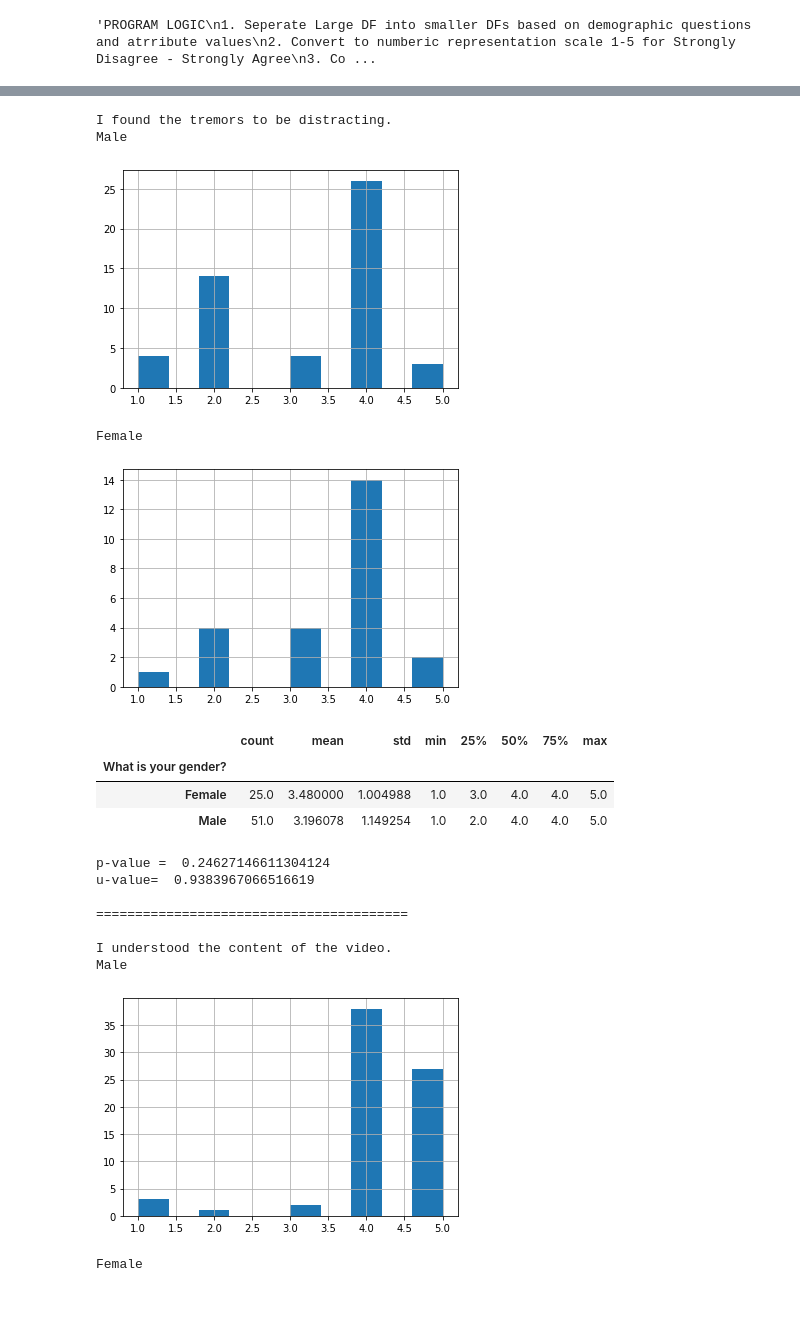
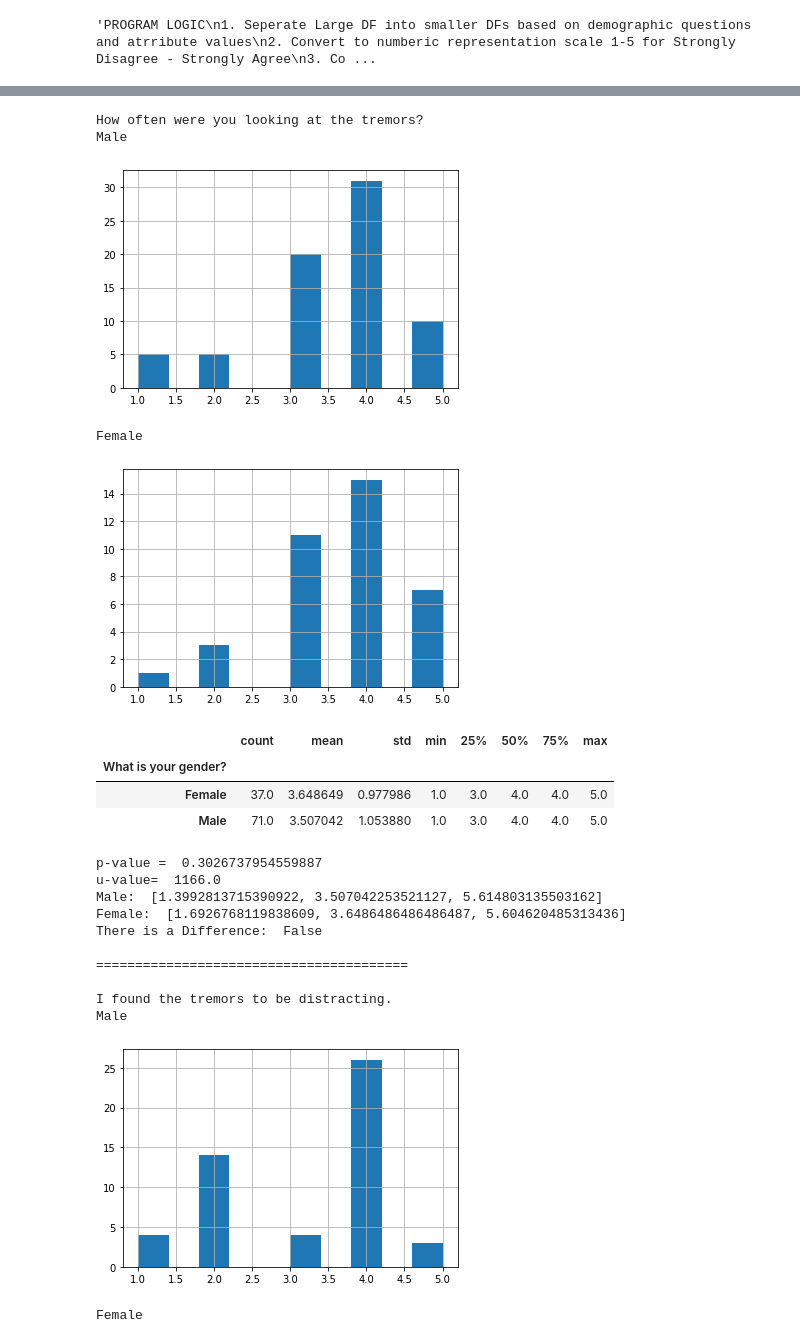
Before and after one commit to kurtishaut/PD_Video_Filtering, a Jupyter notebook: Survey Analysis.ipynb, the cells around one changed output, grey strips where cells are left out. Saved outputs shown, nothing was run; the diff lists cells and outputs as text; code cells hidden in the pictures; blank space fills up the shorter version.

```diff
--- a/Survey Analysis.ipynb
+++ b/Survey Analysis.ipynb
@@ -29,6 +46,6 @@ for col in df.columns:
 # %%
 # Create an array of questions to analyze
-# Reminder to add q0 later about frequency of watching the tremors
+q0 = "How often were you looking at the tremors?"
 q1 = "I found the tremors to be distracting."
 q2 = "I understood the content of the video."
 q3 = "Removing the tremors from the video would help me understand the content better."
@@ -37,4 +54,4 @@ q5 = "The speaker should have the option to remove the tremors from the video."
 q6 = "I perceive the speaker as competent"
 q7 = "The speaker would appear more competent if the tremors were removed from the video"
 
-q_list = [q1, q2, q3, q4, q5, q6, q7]
+q_list = [q0, q1, q2, q3, q4, q5, q6, q7]
@@ -55,39 +157,78 @@ df_female = df[(df['What is your gender?'] == 'Female')]
+# %%
+# self-contained cell to determine interval for 95% of distr
+# 95 % of a distribution falls between 2 standard-deviations of the mean
+# params = (mu, std)
+# returns list [mu-std, mu, mu+std]
+def compute_interval95(mu, std):
+    lower_bound = mu - (2*std)
+    upper_bound = mu + (2*std)
+    ret_list = [lower_bound, mu, upper_bound]
+    return ret_list
+# %%
+# self-contained cell for determining overlap of confidence intervals
+# Used to determine DIFFERENCE of opinoin betweeen 2 groups
+# params =[interval_list1, interval_list2]
+# Returns TRUE if NO overlap bc no overlap means difference
+def is_difference(interval_list1, interval_list2):
+    lower_bound1 = interval_list1[0]
+    upper_bound1 = interval_list1[-1]
+    lower_bound2 = interval_list2[0]
+    upper_bound2 = interval_list2[-1]
+    if ((lower_bound2 >= upper_bound1) or (upper_bound2 <= lower_bound1)):
+        return True # distributions do not overlap
+    else:
+        return False # distributinos overlap!
 # %%
+# Gender Cell
 # Compute the Mann-Whitney rank test on samples x and y
 # scipy.stats.mannwhitneyu(x, y, use_continuity=True, alternative=None)
 
+g = df.groupby('What is your gender?')
+
+df_male = df[(df['What is your gender?'] == 'Male')].copy()
+df_female = df[(df['What is your gender?'] == 'Female')].copy()
 
 for q in q_list:
     col_name = q
     print(col_name)
     print("Male")
     df_male[col_name].hist()
     plt.show()
     print("Female")
     df_female[col_name].hist()
     plt.show()
     display(g[col_name].describe())
     #Statistic test
     u,p = mannwhitneyu(df_male[col_name], df_female[col_name])
     print('p-value = ', p)
     print('u-value= ', t)
+    mu1 = df_male[col_name].mean()
+    std1 = df_male[col_name].std()
+    mu2 = df_female[col_name].mean()
+    std2 = df_female[col_name].std()
+    print("Male: ", compute_interval95(mu1, std1))
+    print("Female: ", compute_interval95(mu2, std2))
+    print("There is a Difference: ", is_difference(compute_interval95(mu1, std1), compute_interval95(mu2, std2)))
     print('\n========================================\n')
 # %% [output]
-I found the tremors to be distracting.
+How often were you looking at the tremors?
 Male
-[figure, old version]
+[figure, new version]
 Female
-[figure, old version]
+[figure, new version]
 |  | count | mean | std | min | 25% | 50% | 75% | max |
 | What is your gender? |  |  |  |  |  |  |  |  |
-| Female | 25.0 | 3.480000 | 1.004988 | 1.0 | 3.0 | 4.0 | 4.0 | 5.0 |
-| Male | 51.0 | 3.196078 | 1.149254 | 1.0 | 2.0 | 4.0 | 4.0 | 5.0 |
+| Female | 37.0 | 3.648649 | 0.977986 | 1.0 | 3.0 | 4.0 | 4.0 | 5.0 |
+| Male | 71.0 | 3.507042 | 1.053880 | 1.0 | 3.0 | 4.0 | 4.0 | 5.0 |
-p-value =  0.24627146611304124
-u-value=  0.9383967066516619
+p-value =  0.3026737954559887
+u-value=  1166.0
+Male:  [1.3992813715390922, 3.507042253521127, 5.614803135503162]
+Female:  [1.6926768119838609, 3.6486486486486487, 5.604620485313436]
+There is a Difference:  False
 
 ========================================
 
-I understood the content of the video.
+I found the tremors to be distracting.
 Male
-[figure, old version]
+[figure, new version]
 Female
```
Also changed, not shown: parts of 16 cells of this notebook.
